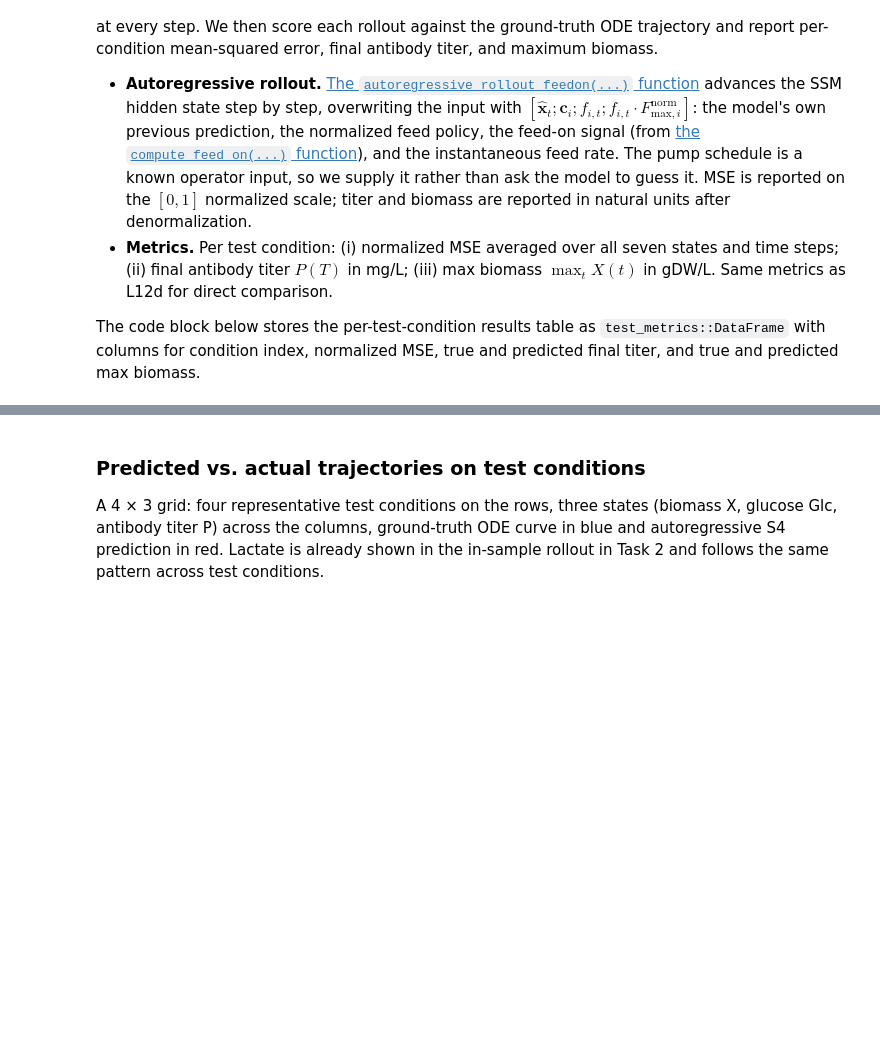
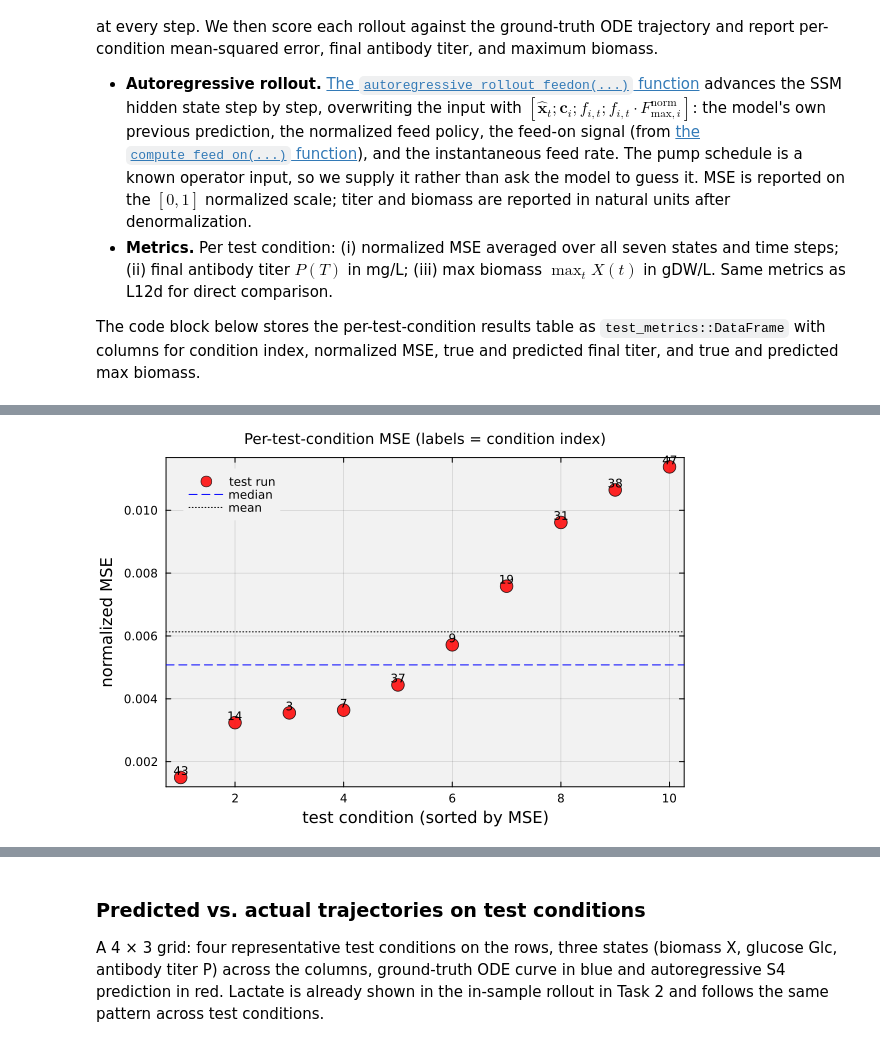
Before and after one commit to varnerlab/CHEME-5820-Labs-Spring-2026, a Jupyter notebook: labs/week-14/L14d/CHEME-5820-L14d-Lab-Spring-2026.ipynb, the cells around one changed output, grey strips where cells are left out. Drawn from its saved outputs; the diff is of its cells as text; code cells hidden in the pictures; blank space fills up the shorter version.

```diff
--- a/labs/week-14/L14d/CHEME-5820-L14d-Lab-Spring-2026.ipynb
+++ b/labs/week-14/L14d/CHEME-5820-L14d-Lab-Spring-2026.ipynb
@@ -350,9 +434,11 @@ In this task, we roll the trained emulator autoregressively on each of the 10 he
 The code block below stores the per-test-condition results table as `test_metrics::DataFrame` with columns for condition index, normalized MSE, true and predicted final titer, and true and predicted max biomass.
 # %%
 test_metrics = let
+
+    # initialize -
     rows = NamedTuple[]
     per_state_mse = zeros(Float64, N_STATES)
-    for i in test_idx
+    for i ∈ test_idx
         # Noisy first-sample observation as initial condition; clean glucose for fon.
         x0  = state_norm[i][1, :]
         fon = compute_feed_on(state_arrays_true[i][:, GLC_IDX])
@@ -427,0 +517,18 @@ end;
+# %%
+let
+    # dot plot of the 10 per-condition MSEs, sorted for readability, each
+    # annotated with its condition index so outliers are identifiable
+    sorted_df = sort(test_metrics, :mse_norm)
+    p = scatter(1:nrow(sorted_df), sorted_df.mse_norm;
+        xlabel = "test condition (sorted by MSE)", ylabel = "normalized MSE",
+        marker = :circle, ms = 7, mc = :red, alpha = 0.85, label = "test run",
+        series_annotations = text.(sorted_df.cond, 8, :bottom),
+        bg = "gray95", background_color_outside = "white",
+        framestyle = :box, fg_legend = :transparent,
+        title = "Per-test-condition MSE (labels = condition index)", titlefont = font(10))
+    hline!(p, [median(sorted_df.mse_norm)]; ls = :dash, c = :blue,  label = "median")
+    hline!(p, [mean(sorted_df.mse_norm)];   ls = :dot,  c = :black, label = "mean")
+    p
+end
+# %% [output]
+[figure, added]
```
Also changed, not shown: parts of 18 cells of this notebook.
